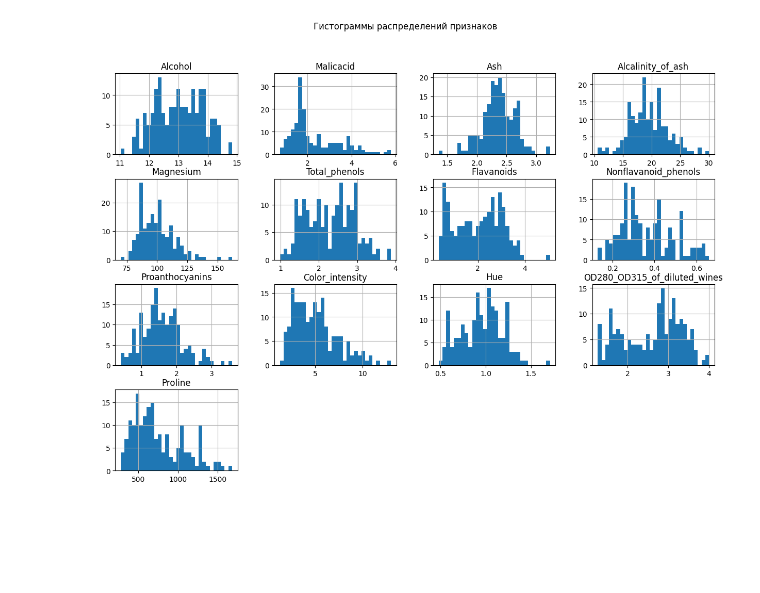
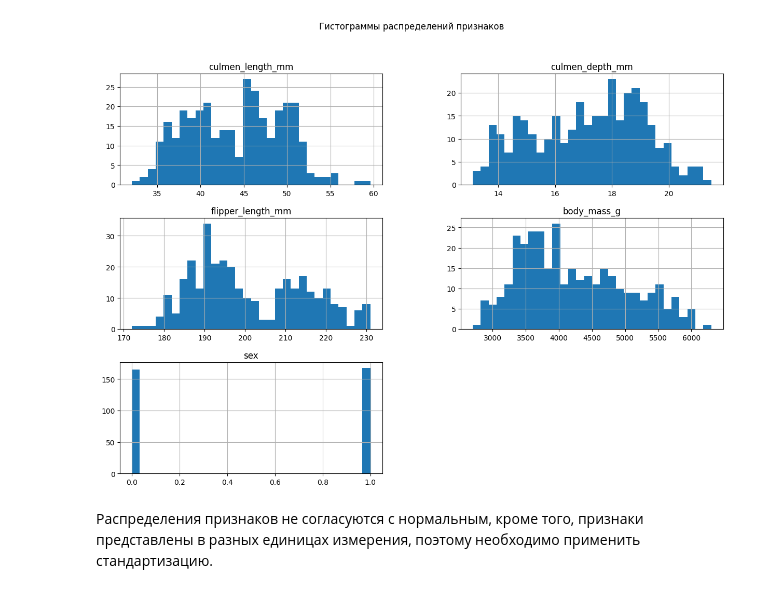
Before and after one commit to vchkashka/-_4, a Jupyter notebook: lab4_penguins.ipynb, the cells around one changed output. Saved outputs shown, nothing was run; the diff lists cells and outputs as text; code cells hidden in the pictures; blank space fills up the shorter version.

```diff
--- a/lab4_penguins.ipynb
+++ b/lab4_penguins.ipynb
@@ -43,0 +21,19 @@ print(df_selected.head())
+# %%
+import numpy as np
+import pandas as pd
+import seaborn as sns
+import matplotlib.pyplot as plt
+import matplotlib.pyplot as plt
+from sklearn.cluster import KMeans
+from sklearn.cluster import DBSCAN
+from sklearn.metrics import silhouette_score
+from sklearn.preprocessing import StandardScaler
+from sklearn.metrics import silhouette_score, calinski_harabasz_score, davies_bouldin_score
+from sklearn.decomposition import PCA
+from scipy.spatial.distance import pdist
+
+df = pd.read_csv('penguins.csv')
+
+print("Размер датасета:", df.shape)
+print("\nПервые 5 строк:")
+print(df.head())
@@ -61,0 +62,9 @@ dtype: int64
+# %%
+df = df.dropna(subset=['culmen_length_mm', 'culmen_depth_mm',
+                           'flipper_length_mm', 'body_mass_g'])
+
+df = df.dropna(subset=['sex'])
+
+df['sex'] = df['sex'].map({'FEMALE': 0, 'MALE': 1, '.': 1})
+
+print('Проверка пропущенных значений:\n', df.isnull().sum())
@@ -61,0 +111,4 @@ dtype: int64
+# %%
+df = df.drop([9, 14])
+
+print("Размер датасета:", df.shape)
@@ -93,7 +140,9 @@ Proline                       278.00  1680.00
 # %%
-df_selected.hist(bins=30, figsize=(15, 10))
+df.hist(bins=30, figsize=(15, 10))
 plt.suptitle("Гистограммы распределений признаков")
 plt.show()
 # %% [output]
-[figure, old version]
+[figure, new version]
+# %% [markdown]
+Распределения признаков не согласуются с нормальным, кроме того, признаки представлены в разных единицах измерения, поэтому необходимо применить стандартизацию.
 # %%
```
Also changed, not shown: parts of 32 cells of this notebook.
